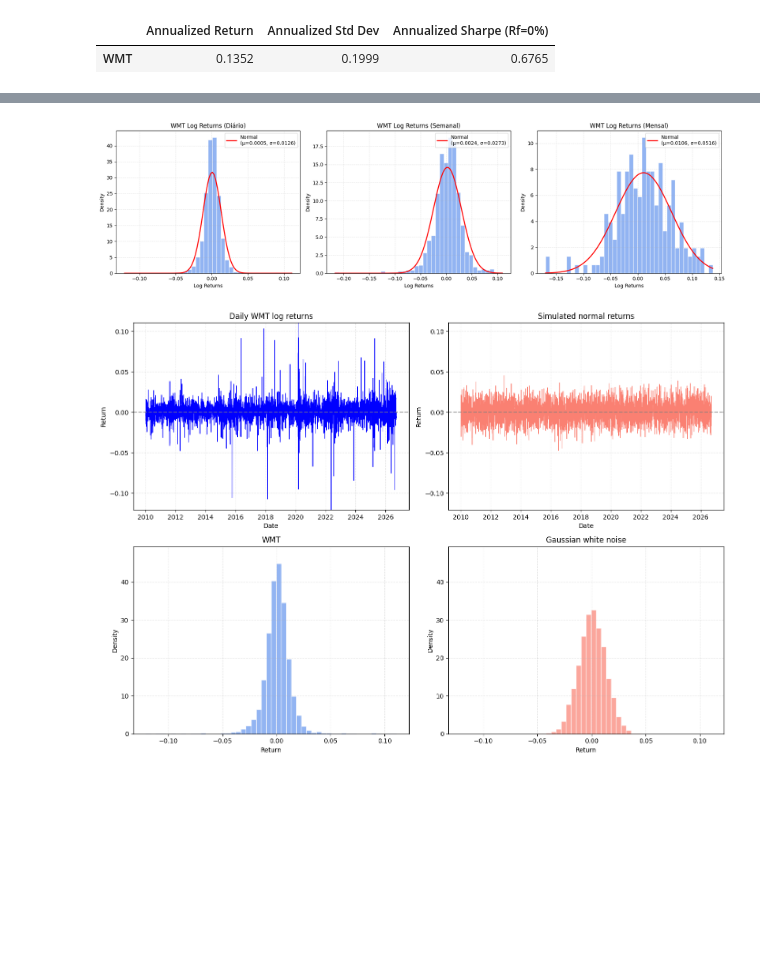
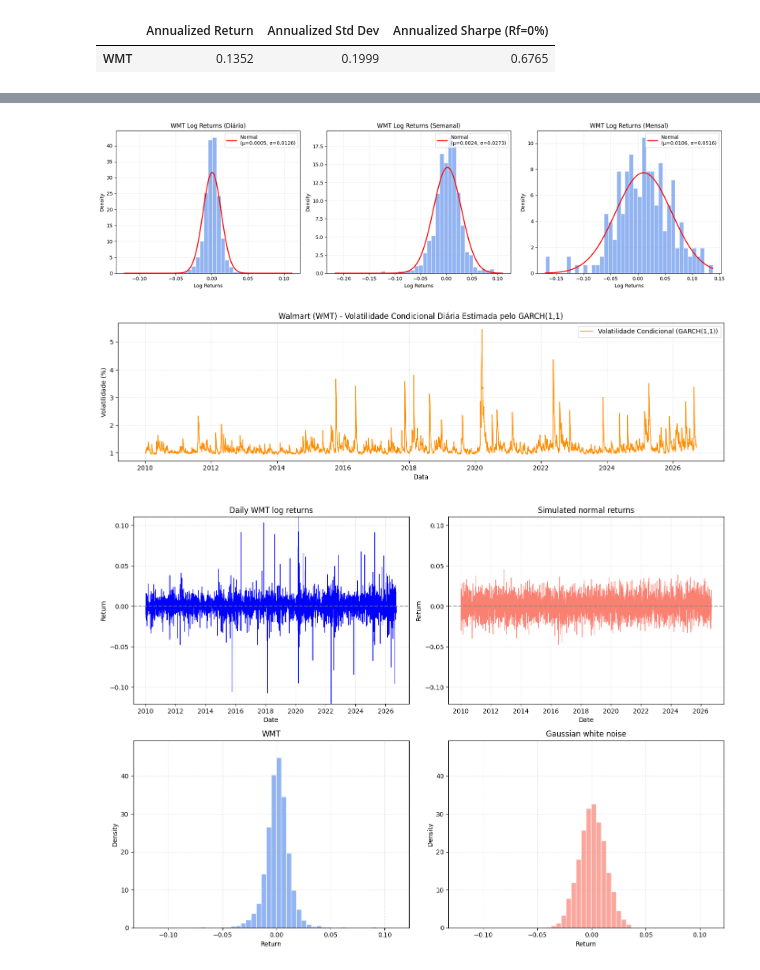
Before and after one commit to Troniospt/Projecto_Asset, a Jupyter notebook: notebooks/02_analise_walmart.ipynb, the cells around one changed output, grey strips where cells are left out. Drawn from its saved outputs; the diff is of its cells as text; code cells hidden in the pictures; blank space fills up the shorter version.

Commit message:
p values garch etc minimal changes

```diff
--- a/notebooks/02_analise_walmart.ipynb
+++ b/notebooks/02_analise_walmart.ipynb
@@ -164,7 +164,58 @@ Annualised performance from simple returns; zero risk-free rate
 |  | Annualized Return | Annualized Std Dev | Annualized Sharpe (Rf=0%) |
 | WMT | 0.1352 | 0.1999 | 0.6765 |
 # %%
-# Configurar a figura com 3 subplots (1 linha, 3 colunas)
+import pandas as pd
+import numpy as np
+import matplotlib.pyplot as plt
+from scipy.stats import norm, skew, kurtosis, jarque_bera
+from statsmodels.stats.diagnostic import het_arch
+from arch import arch_model
+from IPython.display import display, HTML
+
+# ------------------------------------------------------------------
+# 1. TABELA SUMÁRIO (Skewness, Kurtosis, p-values & GARCH)
+# ------------------------------------------------------------------
+dados_freq = {
+    'Diário': retornos_diarios.dropna().squeeze(),
+    'Semanal': retornos_semanais.dropna().squeeze(),
+    'Mensal': retornos_mensais.dropna().squeeze()
+}
+
+resumo = []
+garch_fit = None
+
+for freq, s in dados_freq.items():
+    sk = skew(s)
+    kt = kurtosis(s)
+    _, jb_p = jarque_bera(s)
+    _, arch_p, _, _ = het_arch(s)
+
+    # Modelo GARCH(1,1) apenas para o Diário
+    garch_str = "N/A"
+    if freq == 'Diário':
+        modelo = arch_model(s * 100, vol='Garch', p=1, q=1, dist='normal')
+        garch_fit = modelo.fit(disp='off')
+        p = garch_fit.pvalues
+        garch_str = f"α1={garch_fit.params['alpha[1]']:.3f} (p={p['alpha[1]']:.3f}), β1={garch_fit.params['beta[1]']:.3f} (p={p['beta[1]']:.3f})"
+
+    resumo.append({
+        'Frequência': freq,
+        'Skewness': round(sk, 4),
+        'Kurtosis (Excesso)': round(kt, 4),
+        'Jarque-Bera (p-val)': f"{jb_p:.4e}",
+        'ARCH-LM (p-val)': f"{arch_p:.4e}",
+        'GARCH(1,1) Coeficientes': garch_str
+    })
+
+# Renderizar tabela limpa sem index numérico e sem mensagens de texto do pandas
+df_resumo = pd.DataFrame(resumo)
+display(HTML(df_resumo.to_html(index=False)))
+
+
+# ------------------------------------------------------------------
+# 2. GRÁFICOS: HISTOGRAMAS + VOLATILIDADE CONDICIONAL GARCH
+# ------------------------------------------------------------------
+# Figura 1: Histogramas com Ajuste Normal
 fig, axes = plt.subplots(1, 3, figsize=(18, 5))
 
 frequencias = [('Diário', retornos_diarios, axes[0]),
@@ -172,24 +223,37 @@ frequencias = [('Diário', retornos_diarios, axes[0]),
                ('Mensal', retornos_mensais, axes[2])]
 
 for titulo, dados, ax in frequencias:
+    d = dados.dropna()
     # Histograma
-    ax.hist(dados, bins=40, density=True, color='cornflowerblue', edgecolor='white', alpha=0.7)
+    _ = ax.hist(d, bins=40, density=True, color='cornflowerblue', edgecolor='white', alpha=0.7)
 
-    # Ajuste da Distribuição Normal (add.normal)
-    mu, std = norm.fit(dados)
-    x = np.linspace(dados.min(), dados.max(), 100)
+    # Ajuste da Distribuição Normal
+    mu, std = norm.fit(d)
+    x = np.linspace(d.min(), d.max(), 100)
     p = norm.pdf(x, mu, std)
 
     # Desenhar a Curva Normal
-    ax.plot(x, p, 'r-', linewidth=2, label=f'Normal\n(μ={mu:.4f}, σ={std:.4f})')
+    _ = ax.plot(x, p, 'r-', linewidth=2, label=f'Normal\n(μ={mu:.4f}, σ={std:.4f})')
 
     # Detalhes visuais
-    ax.set_title(f'WMT Log Returns ({titulo})')
-    ax.set_xlabel('Log Returns')
-    ax.set_ylabel('Density')
-    ax.legend(loc='upper right')
-    ax.grid(True, linestyle='--', alpha=0.3)
+    _ = ax.set_title(f'WMT Log Returns ({titulo})')
+    _ = ax.set_xlabel('Log Returns')
+    _ = ax.set_ylabel('Density')
+    _ = ax.legend(loc='upper right')
+    _ = ax.grid(True, linestyle='--', alpha=0.3)
 
 plt.tight_layout()
 plt.show()
+
+# Figura 2: Volatilidade Condicional Estimada pelo GARCH(1,1) (Diária)
+if garch_fit is not None:
+    plt.figure(figsize=(14, 4))
+    _ = plt.plot(garch_fit.conditional_volatility, color='darkorange', linewidth=1.2, label='Volatilidade Condicional (GARCH(1,1))')
+    _ = plt.title('Walmart (WMT) - Volatilidade Condicional Diária Estimada pelo GARCH(1,1)')
+    _ = plt.xlabel('Data')
+    _ = plt.ylabel('Volatilidade (%)')
+    _ = plt.grid(True, linestyle='--', alpha=0.3)
+    _ = plt.legend()
+    plt.tight_layout()
+    plt.show()
 # %% [output]
@@ -196,4 +264,5 @@ plt.show()
 [figure]
+[figure, added]
 # %%
 #(equivalente ao set.seed(123) em R)
 np.random.seed(123)
```
Also changed, not shown: parts of 1 cell of this notebook.
